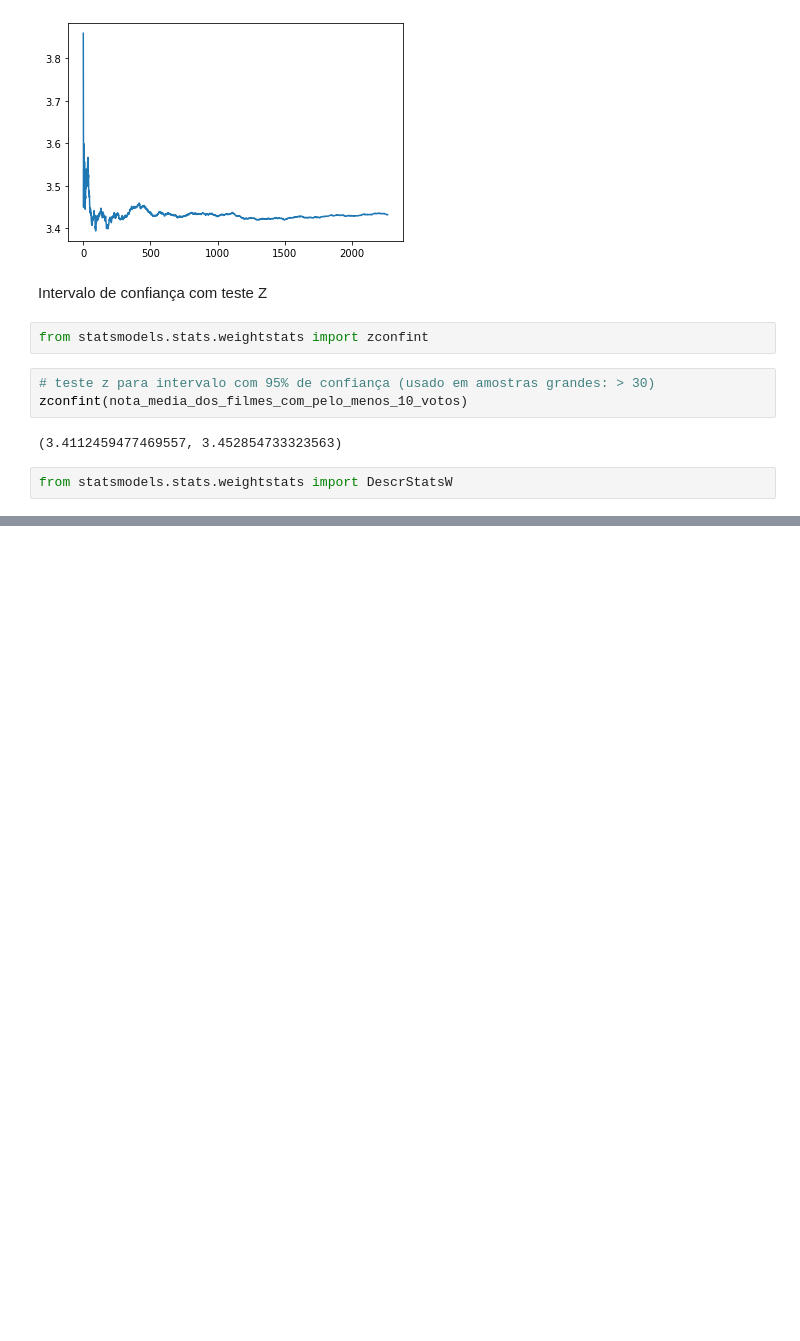
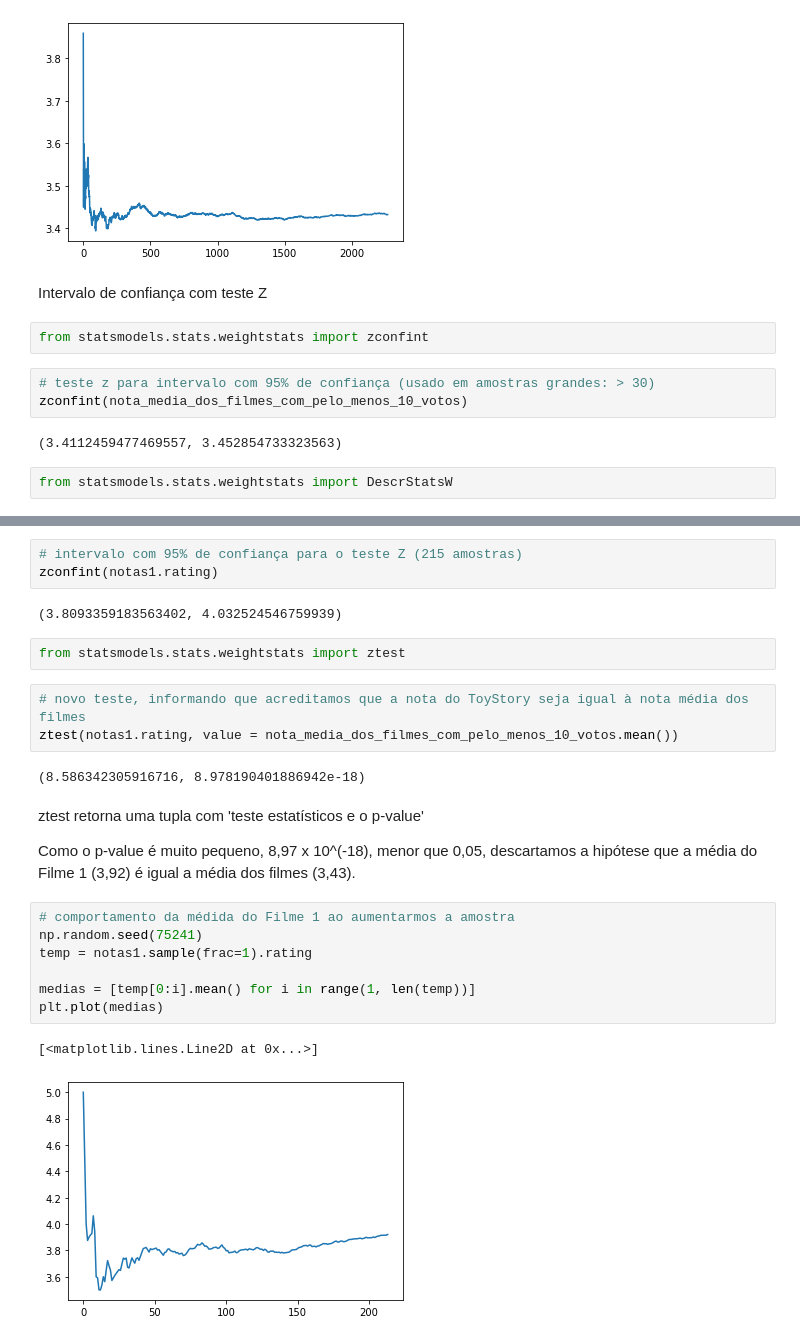
Before and after one commit to jordanfalcao/data-analytics, a Jupyter notebook: Testes Estatísticos com Python/Introdução_a_Testes_Estatísticos.ipynb, the cells around one changed output, grey strips where cells are left out. Saved outputs shown, nothing was run; the diff lists cells and outputs as text; blank space fills up the shorter version.

Commit message:
Atualização Testes Estatísticos com Python

```diff
--- a/Testes Estatísticos com Python/Introdução_a_Testes_Estatísticos.ipynb
+++ b/Testes Estatísticos com Python/Introdução_a_Testes_Estatísticos.ipynb
@@ -403,0 +454,27 @@ descr_todos_com_10_votos.tconfint_mean()
+# %%
+# intervalo com 95% de confiança para o teste Z (215 amostras)
+zconfint(notas1.rating)
+# %% [output]
+(3.8093359183563402, 4.032524546759939)
+# %%
+from statsmodels.stats.weightstats import ztest
+# %%
+# novo teste, informando que acreditamos que a nota do ToyStory seja igual à nota média dos filmes
+ztest(notas1.rating, value = nota_media_dos_filmes_com_pelo_menos_10_votos.mean())
+# %% [output]
+(8.586342305916716, 8.978190401886942e-18)
+# %% [markdown]
+ztest retorna uma tupla com 'teste estatísticos e o p-value'
+
+Como o p-value é muito pequeno, 8,97 x 10^(-18), menor que 0,05, descartamos
+a hipótese que a média do Filme 1 (3,92) é igual a média dos filmes (3,43).
+# %%
+# comportamento da médida do Filme 1 ao aumentarmos a amostra
+np.random.seed(75241)
+temp = notas1.sample(frac=1).rating
+
+medias = [temp[0:i].mean() for i in range(1, len(temp))]
+plt.plot(medias)
+# %% [output]
+[<matplotlib.lines.Line2D at 0x...>]
+[figure, added]
```
Also changed, not shown: parts of 26 cells of this notebook, 1 other file.
